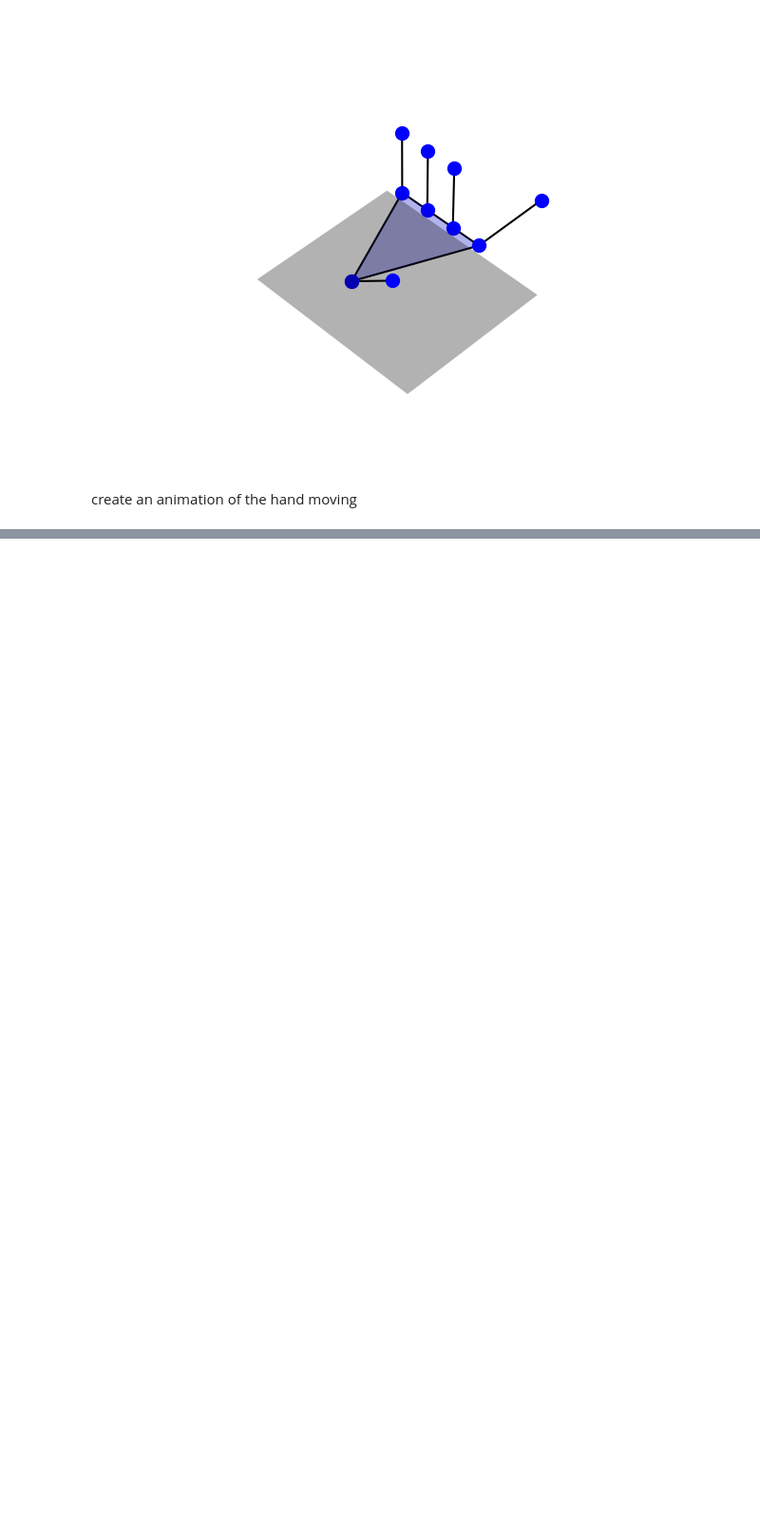
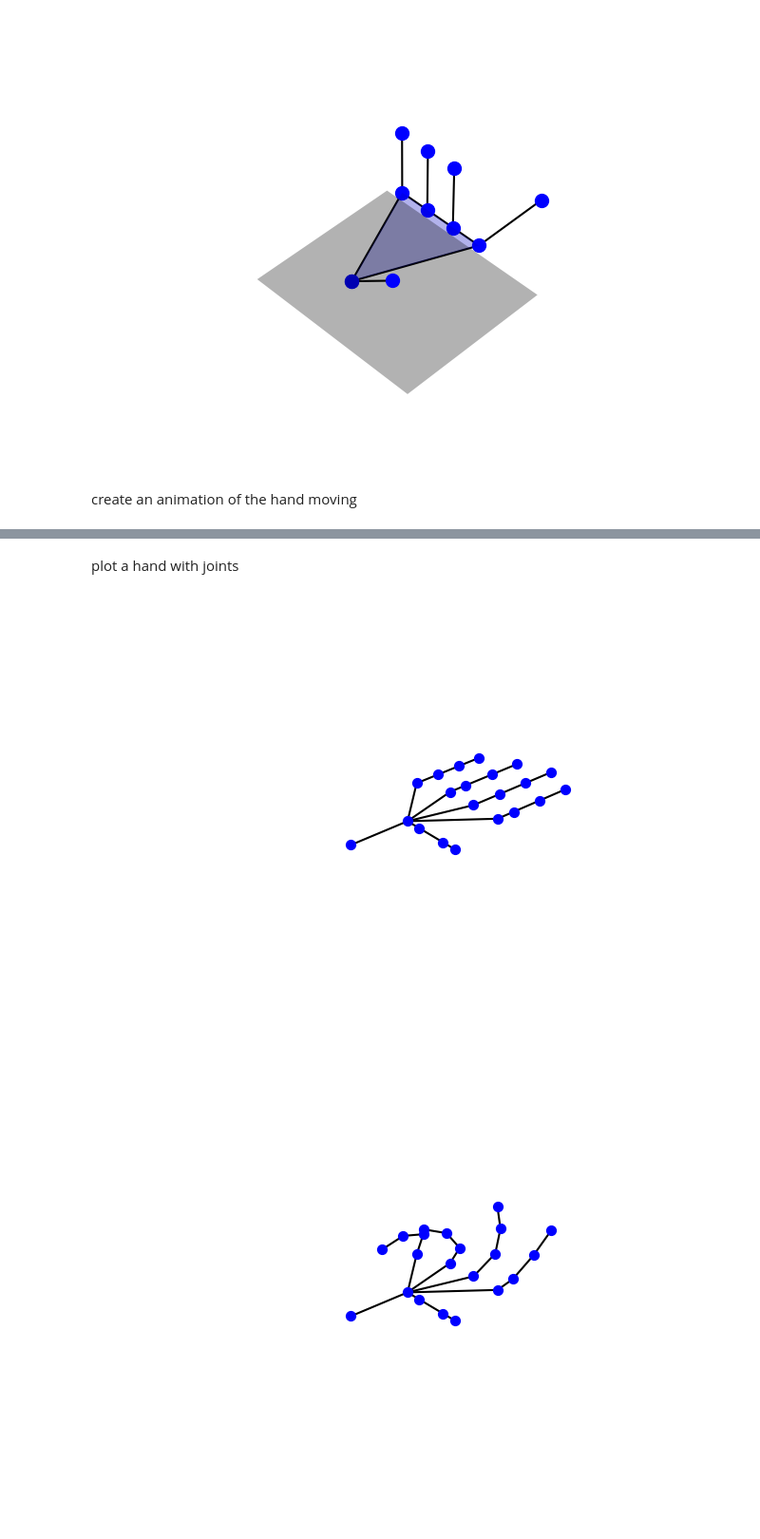
Before and after one commit to jtcostello/simplehand, a Jupyter notebook: draw-hand-example.ipynb, the cells around one changed output, grey strips where cells are left out. Shown at 95% size. Saved outputs shown, nothing was run; the diff lists cells and outputs as text; code cells hidden in the pictures; blank space fills up the shorter version.

```diff
--- a/draw-hand-example.ipynb
+++ b/draw-hand-example.ipynb
@@ -39,0 +40,15 @@ anim = FuncAnimation(fig, animate, frames=range(0, 20), interval=200)
+# %% [markdown]
+plot a hand with joints
+# %%
+plt.close('all')
+hand = SimpleHand()
+hand.draw()
+plt.show()
+
+hand = SimpleHand()
+hand.set_flex(th=0, idx=0.2, mid=0.4, ri=0.6, pi=0.8)
+hand.draw()
+plt.show()
+# %% [output]
+[figure, added]
+[figure, added]
```
Also changed, not shown: parts of 6 cells of this notebook, 3 other files.
